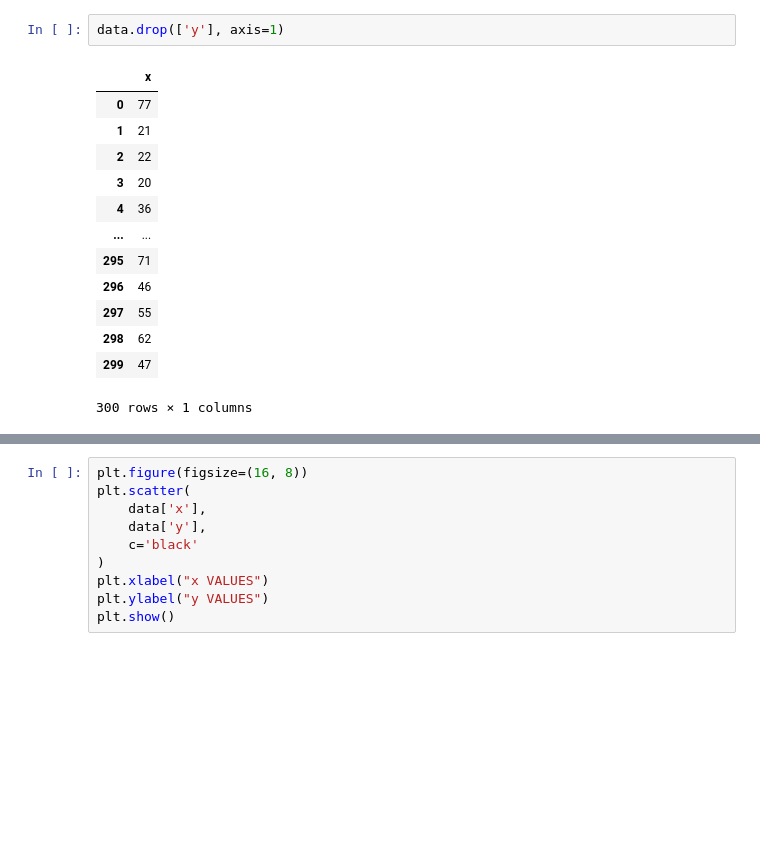
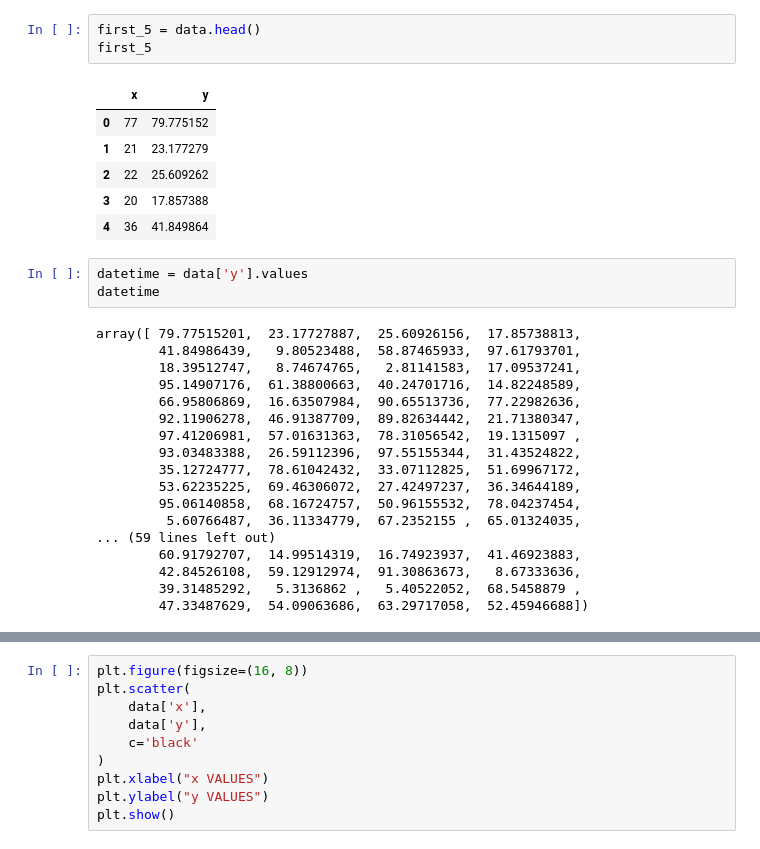
Before and after one commit to abdu-zeyad/linear-regression, a Jupyter notebook: regression.ipynb, the cells around one changed output, grey strips where cells are left out. Cells and saved outputs as stored; diff of their text form; blank space fills up the shorter version.

```diff
--- a/regression.ipynb
+++ b/regression.ipynb
@@ -26,16 +32,31 @@ data
-# %%
-data.drop(['y'], axis=1)
-# %% [output]
-|  | x |
-| 0 | 77 |
-| 1 | 21 |
-| 2 | 22 |
-| 3 | 20 |
-| 4 | 36 |
-| ... | ... |
-| 295 | 71 |
-| 296 | 46 |
-| 297 | 55 |
-| 298 | 62 |
-| 299 | 47 |
-300 rows × 1 columns
+# %%
+first_5 = data.head()
+first_5
+# %% [output]
+|  | x | y |
+| 0 | 77 | 79.775152 |
+| 1 | 21 | 23.177279 |
+| 2 | 22 | 25.609262 |
+| 3 | 20 | 17.857388 |
+| 4 | 36 | 41.849864 |
+# %%
+datetime = data['y'].values
+datetime
+# %% [output]
+array([ 79.77515201,  23.17727887,  25.60926156,  17.85738813,
+        41.84986439,   9.80523488,  58.87465933,  97.61793701,
+        18.39512747,   8.74674765,   2.81141583,  17.09537241,
+        95.14907176,  61.38800663,  40.24701716,  14.82248589,
+        66.95806869,  16.63507984,  90.65513736,  77.22982636,
+        92.11906278,  46.91387709,  89.82634442,  21.71380347,
+        97.41206981,  57.01631363,  78.31056542,  19.1315097 ,
+        93.03483388,  26.59112396,  97.55155344,  31.43524822,
+        35.12724777,  78.61042432,  33.07112825,  51.69967172,
+        53.62235225,  69.46306072,  27.42497237,  36.34644189,
+        95.06140858,  68.16724757,  50.96155532,  78.04237454,
+         5.60766487,  36.11334779,  67.2352155 ,  65.01324035,
+... (59 lines left out)
+        60.91792707,  14.99514319,  16.74923937,  41.46923883,
+        42.84526108,  59.12912974,  91.30863673,   8.67333636,
+        39.31485292,   5.3136862 ,   5.40522052,  68.5458879 ,
+        47.33487629,  54.09063686,  63.29717058,  52.45946688])
```
Also changed, not shown: parts of 12 cells of this notebook.
